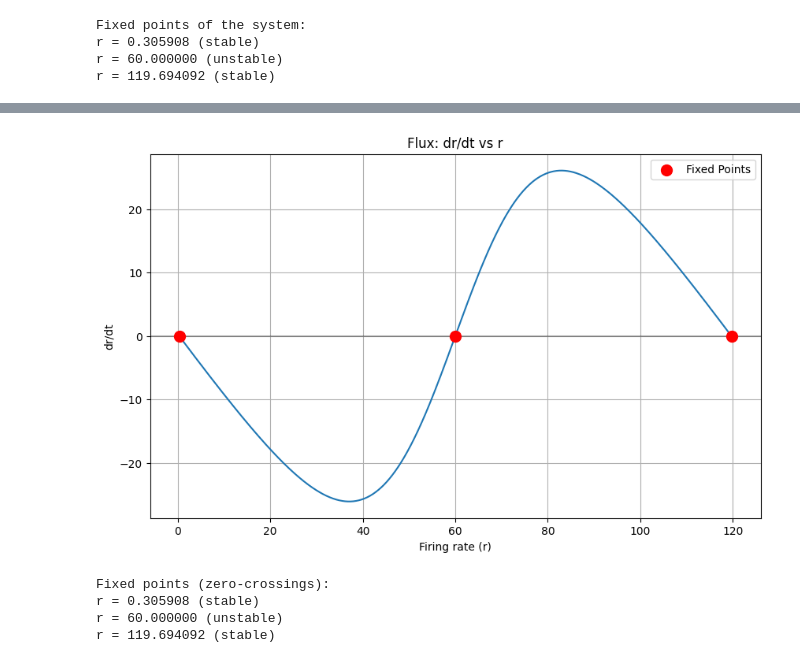
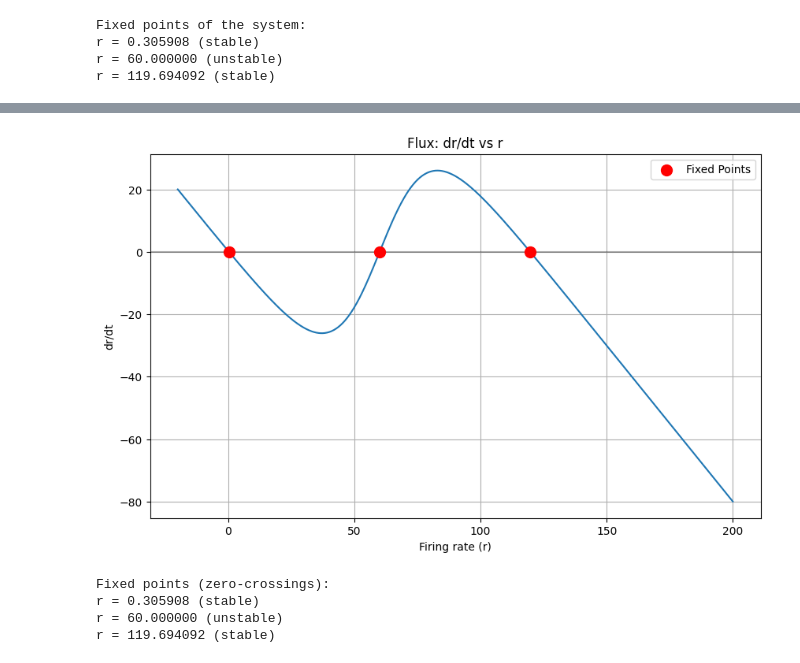
Before and after one commit to Sepsad/CompNeuroMethodsHWs, a Jupyter notebook: HW4/HW4_1st.ipynb, the cells around one changed output, grey strips where cells are left out. Cells and saved outputs as stored; diff of their text form; code cells hidden in the pictures.

```diff
--- a/HW4/HW4_1st.ipynb
+++ b/HW4/HW4_1st.ipynb
@@ -251,26 +245,23 @@ add_noise()
 # %%
 
-def study_flux():
-    """Solution to problem 1.4: Study the flux dr/dt vs r"""
-    neuron = NeuronWithSelfConnection()
 
-    # Plot the flux
-    fixed_points = neuron.plot_flux(r_range=(0, 120))
+"""Solution to problem 1.4: Study the flux dr/dt vs r"""
+neuron = NeuronWithSelfConnection()
 
-    # Print the fixed points
-    print("Fixed points (zero-crossings):")
-    for fp in fixed_points:
-        # Determine stability based on the slope of dr/dt at the fixed point
-        # If slope is negative, the fixed point is stable; if positive, unstable
-        r_test = fp + 0.001
-        slope = (neuron.derivative(r_test) - neuron.derivative(fp)) / 0.001
-        stability = "stable" if slope < 0 else "unstable"
-        print(f"r = {fp:.6f} ({stability})")
+# Plot the flux
+fixed_points = neuron.plot_flux(r_range=(-20, 200))
 
-
-study_flux()
+# Print the fixed points
+print("Fixed points (zero-crossings):")
+for fp in fixed_points:
+    # Determine stability based on the slope of dr/dt at the fixed point
+    # If slope is negative, the fixed point is stable; if positive, unstable
+    r_test = fp + 0.001
+    slope = (neuron.derivative(r_test) - neuron.derivative(fp)) / 0.001
+    stability = "stable" if slope < 0 else "unstable"
+    print(f"r = {fp:.6f} ({stability})")
 # %% [output]
-[figure, old version]
+[figure, new version]
 Fixed points (zero-crossings):
 r = 0.305908 (stable)
 r = 60.000000 (unstable)
```
Also changed, not shown: parts of 7 cells of this notebook, 8 other files.
